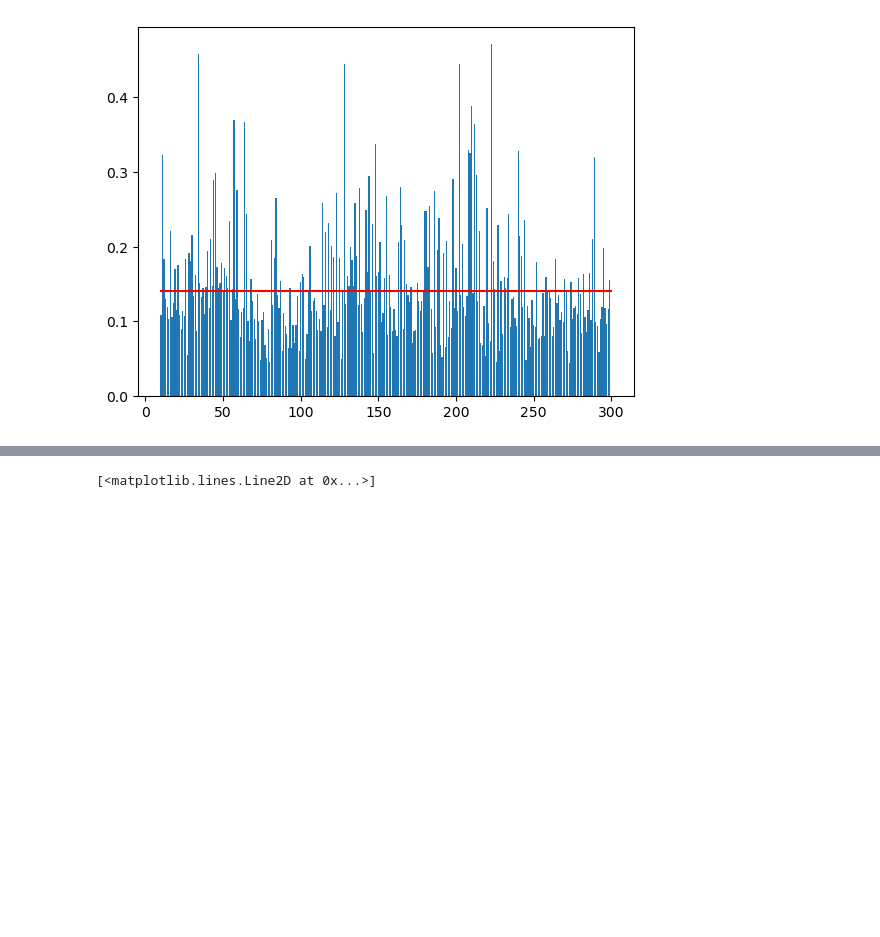
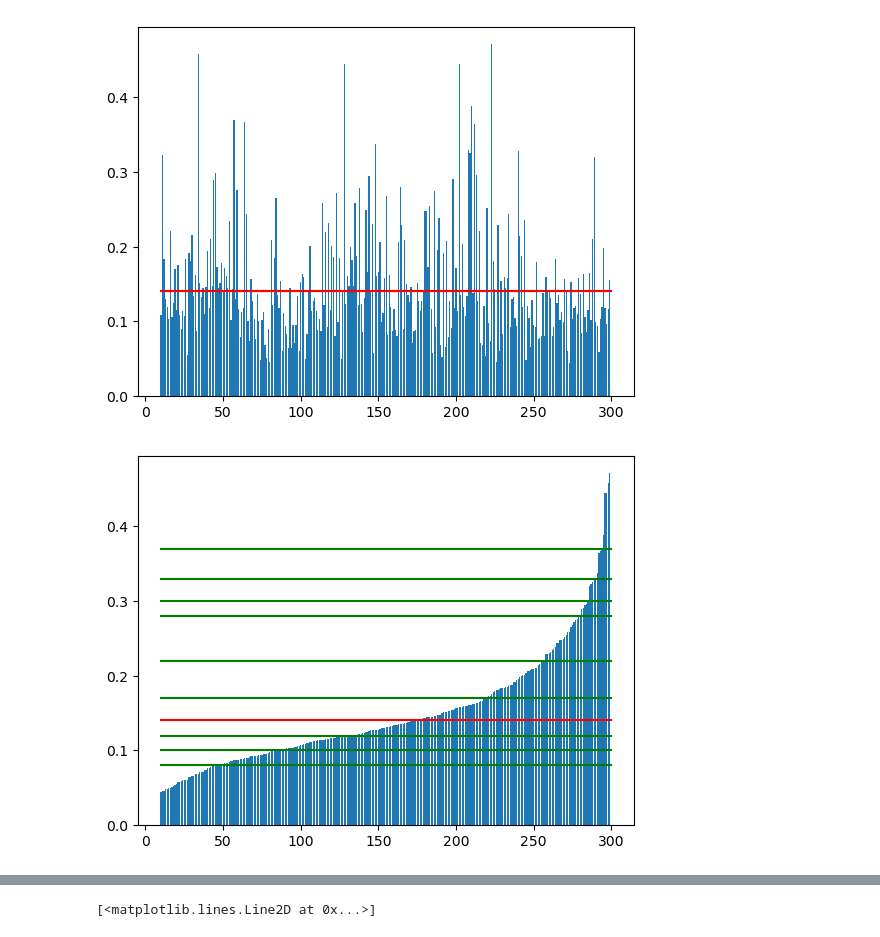
Before and after one commit to BFCmath/InsuranceCrossSelling_Kaggle, a Jupyter notebook: main.ipynb, the cells around one changed output, grey strips where cells are left out. Drawn from its saved outputs; the diff is of its cells as text; code cells hidden in the pictures; blank space fills up the shorter version.

```diff
--- a/main.ipynb
+++ b/main.ipynb
@@ -175,3 +176,14 @@ plt.plot([10,300],[pct_res,pct_res],'r')
 # %% [output]
 [<matplotlib.lines.Line2D at 0x...>]
 [figure]
+# %%
+def draw_plot_range_pct(range_pct,keys,values,pct_res=pct_res):
+    plt.bar(keys,sorted(values))
+    plt.plot([min(keys),max(keys)],[pct_res,pct_res],'r')
+    for pct in range_pct:
+        plt.plot([min(keys),max(keys)],[pct,pct],'g')
+# %%
+range_pct = [0.08,0.1,0.12,0.17,0.22,0.28,0.3,0.33,0.37]
+draw_plot_range_pct(range_pct,keys,values)
+# %% [output]
+[figure, added]
```
Also changed, not shown: parts of 27 cells of this notebook.
